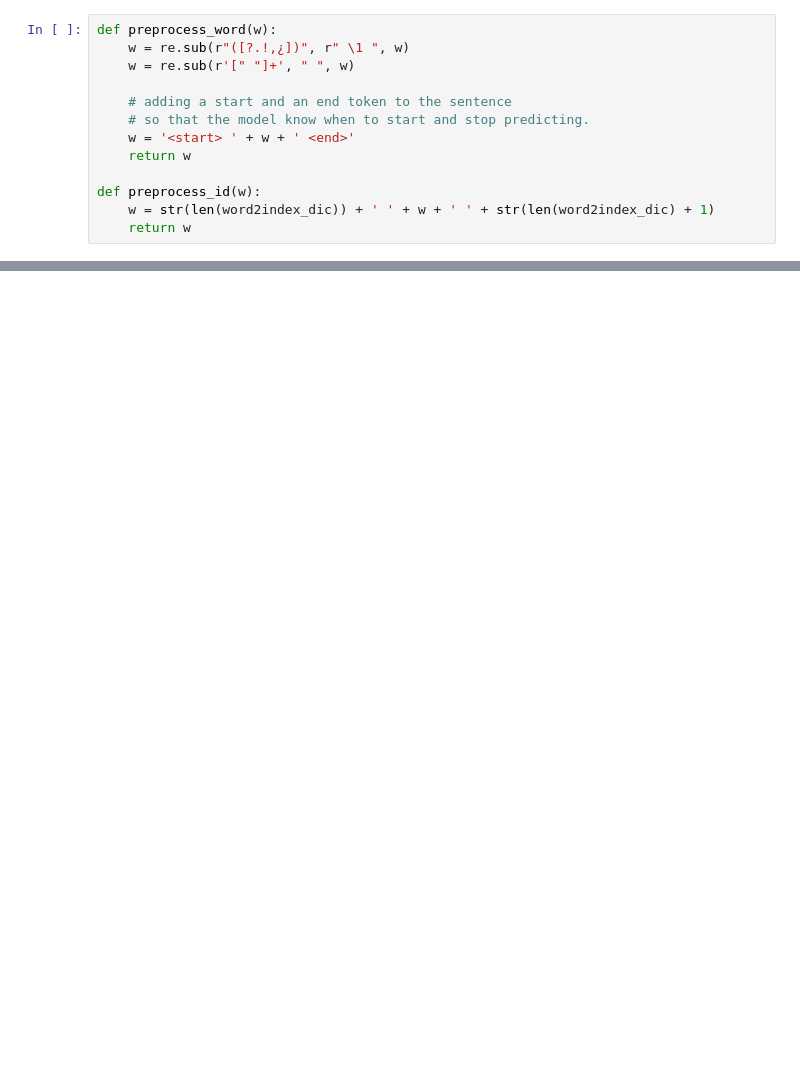
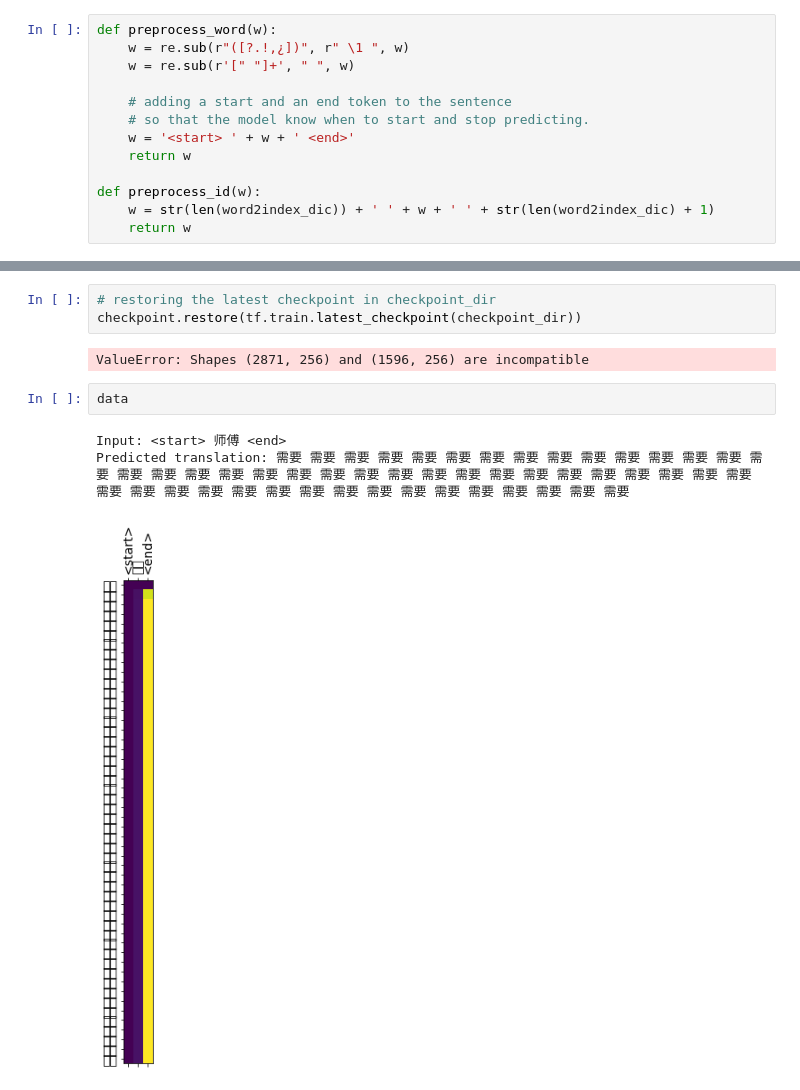
Before and after one commit to leehour/CarDialogSummary, a Jupyter notebook: Project1.ipynb, the cells around one changed output, grey strips where cells are left out. Saved outputs shown, nothing was run; the diff lists cells and outputs as text; blank space fills up the shorter version.

```diff
--- a/Project1.ipynb
+++ b/Project1.ipynb
@@ -424,0 +702,11 @@ dataset = dataset.batch(BATCH_SIZE, drop_remainder=True)
+# %%
+# restoring the latest checkpoint in checkpoint_dir
+checkpoint.restore(tf.train.latest_checkpoint(checkpoint_dir))
+# %% [output]
+ValueError: Shapes (2871, 256) and (1596, 256) are incompatible
+# %%
+data
+# %% [output]
+Input: <start> 师傅 <end>
+Predicted translation: 需要 需要 需要 需要 需要 需要 需要 需要 需要 需要 需要 需要 需要 需要 需要 需要 需要 需要 需要 需要 需要 需要 需要 需要 需要 需要 需要 需要 需要 需要 需要 需要 需要 需要 需要 需要 需要 需要 需要 需要 需要 需要 需要 需要 需要 需要 需要 需要 需要 需要
+[figure, added]
```
Also changed, not shown: parts of 82 cells of this notebook.
